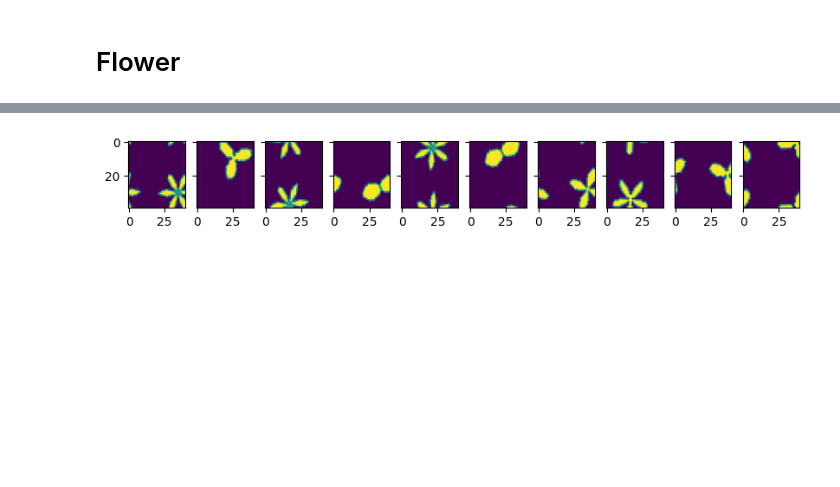
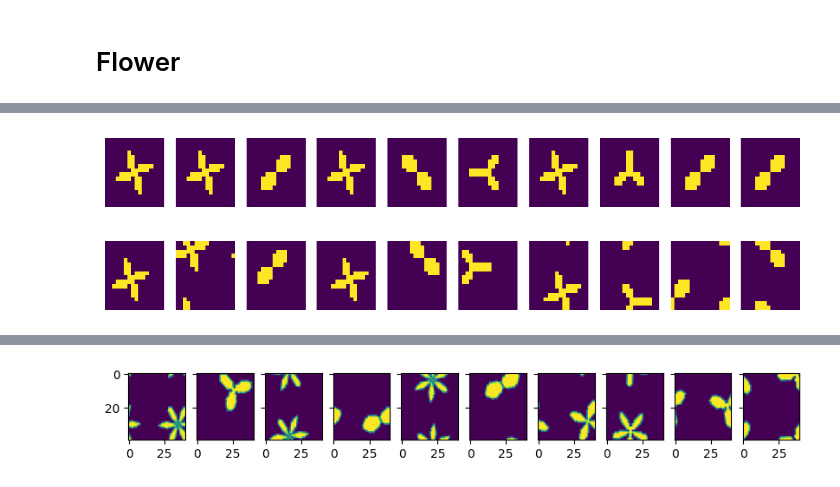
Before and after one commit to elidub/SymPDE, a Jupyter notebook: notebooks_symlie/data_generation.ipynb, the cells around one changed output, grey strips where cells are left out. Saved outputs shown, nothing was run; the diff lists cells and outputs as text; code cells hidden in the pictures; blank space fills up the shorter version.

```diff
--- a/notebooks_symlie/data_generation.ipynb
+++ b/notebooks_symlie/data_generation.ipynb
@@ -464,0 +444,12 @@ x = np.load(os.path.join('../data/flower/train', 'x_space_length=256_noise_std=0
+# %%
+transform_rotate = Transform(epsilons=[0., 1., 0., 0.])
+transform        = Transform()
+
+x1, center1 = transform_rotate(x, centers, transform_individual_bool=True)
+plot_flower(x1)
+
+x_new, center_new = transform(x1, center1, transform_individual_bool=True)
+plot_flower(x_new)
+# %% [output]
+[figure, added]
+[figure, added]
```
Also changed, not shown: parts of 16 cells of this notebook, 5 other files.
